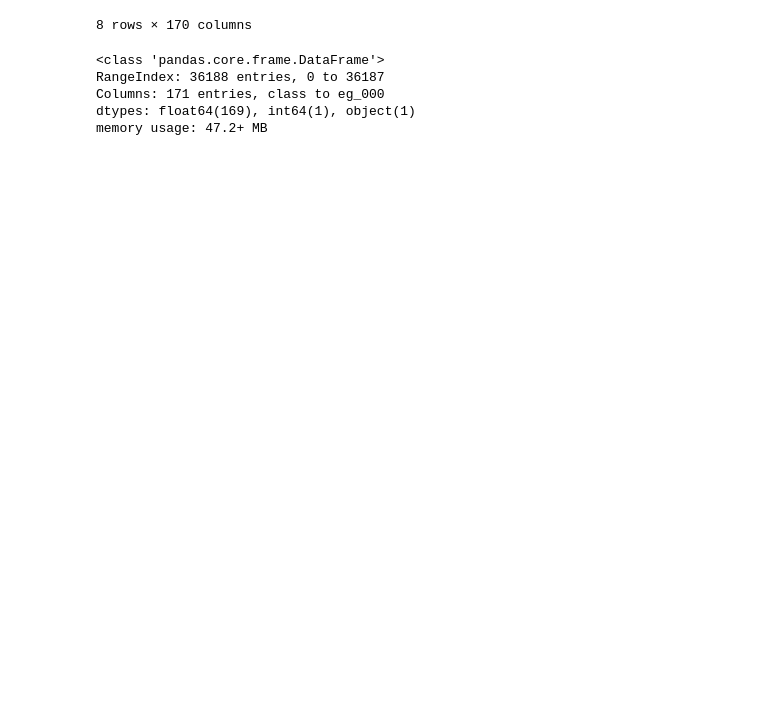
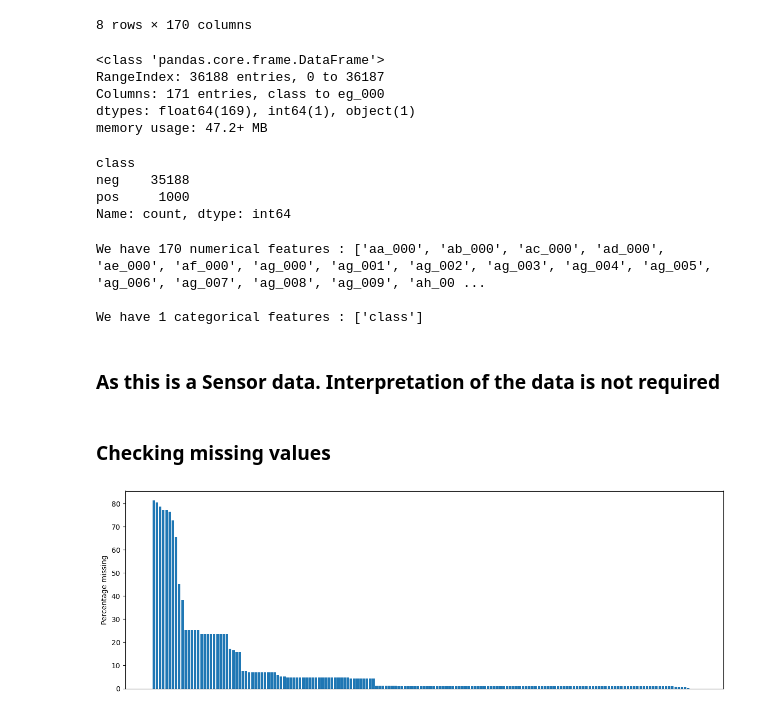
Before and after one commit to PriyanshPorwal999/APS_Guard, a Jupyter notebook: EDA.ipynb, the cells around one changed output. Drawn from its saved outputs; the diff is of its cells as text; code cells hidden in the pictures; blank space fills up the shorter version.

Commit message:
Check missing values

```diff
--- a/EDA.ipynb
+++ b/EDA.ipynb
@@ -178,3 +178,38 @@ RangeIndex: 36188 entries, 0 to 36187
 Columns: 171 entries, class to eg_000
 dtypes: float64(169), int64(1), object(1)
 memory usage: 47.2+ MB
+# %%
+df['class'].value_counts()
+# %% [output]
+class
+neg    35188
+pos     1000
+Name: count, dtype: int64
+# %%
+# define numerical & categorical columns
+numeric_features = [feature for feature in df.columns if df[feature].dtype != 'O']
+categorical_features = [feature for feature in df.columns if df[feature].dtype == 'O']
+
+# print columns
+print('We have {} numerical features : {}'.format(len(numeric_features), numeric_features))
+print('\nWe have {} categorical features : {}'.format(len(categorical_features), categorical_features))
+# %% [output]
+We have 170 numerical features : ['aa_000', 'ab_000', 'ac_000', 'ad_000', 'ae_000', 'af_000', 'ag_000', 'ag_001', 'ag_002', 'ag_003', 'ag_004', 'ag_005', 'ag_006', 'ag_007', 'ag_008', 'ag_009', 'ah_00 ...
+
+We have 1 categorical features : ['class']
+# %% [markdown]
+### As this is a Sensor data. Interpretation of the data is not required
+# %% [markdown]
+### Checking missing values
+# %%
+# Plotting Missing values count for each column
+fig, ax = plt.subplots(figsize=(15,5))
+
+missing = df.isna().sum().div(df.shape[0]).mul(100).to_frame().sort_values(by=0, ascending = False)
+
+ax.bar(missing.index, missing.values.T[0])
+plt.xticks([])
+plt.ylabel("Percentage missing")
+plt.show()
+# %% [output]
+[figure, added]
```
Also changed, not shown: parts of 2 cells of this notebook.
